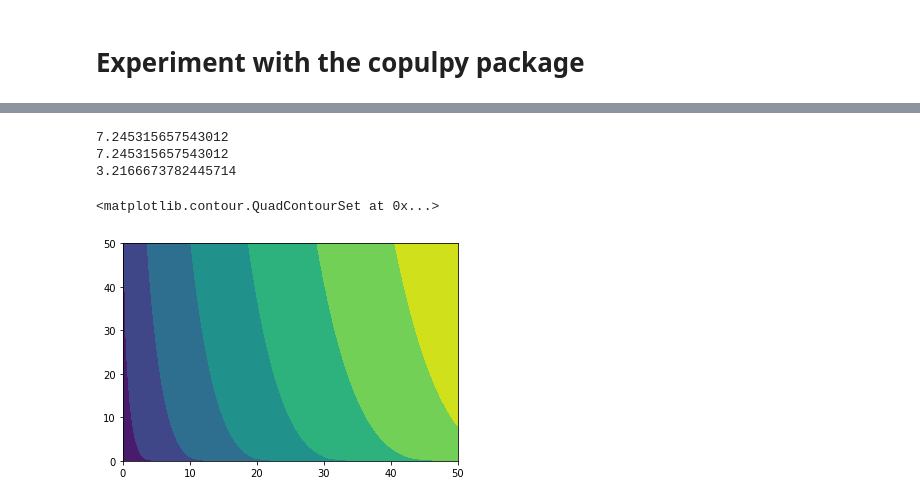
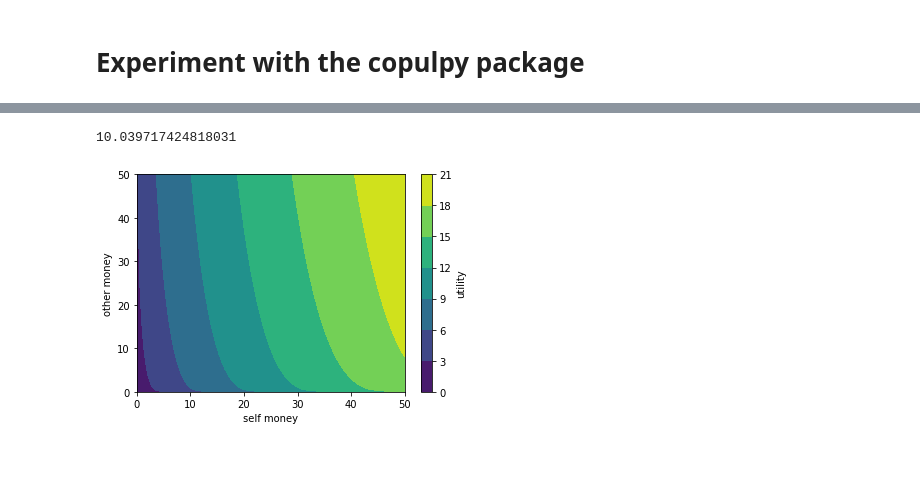
Before and after one commit to fchop/dev_copulpy, a Jupyter notebook: experimentation.ipynb, the cells around one changed output, grey strips where cells are left out. Cells and saved outputs as stored; diff of their text form; code cells hidden in the pictures; blank space fills up the shorter version.

Commit message:
Added graphs.

```diff
--- a/experimentation.ipynb
+++ b/experimentation.ipynb
@@ -50,45 +51,41 @@ x: 7.00, y: 6.61, utility: 17.23.
 # %%
 # Create an instance of the copula class by hand.
 
-# TODO: This is super inconvenient. Need to simplify the procedure.
-specs = {'alpha': 0.8,
-         'beta': 0.7,
-         'gamma': 0.6,
-         'discount_factors': {0: 1, 1: 0.95, 3: 0.9, 6: 0.8, 12: 0.7, 24: 0.4},
-         'y_scale': 0.5,
-         'unrestricted_weights': None,
-         'version': 'nonstationary',
-        }
-copula_specs = {'version': 'nonstationary', 'nonstationary': specs}
+copula_spec = build_copula_spec(version='nonstationary',
+                                alpha = 0.8,
+                                beta = 0.7,
+                                gamma = 0.6,
+                                discount_factors = {0: 1, 1: 0.95, 3: 0.9, 6: 0.8, 12: 0.7, 24: 0.4},
+                                y_scale = 0.5,
+                                )
 
-copula = UtilityCopulaCls(copula_specs)
-print(copula.evaluate(10, 10))
-print(copula.evaluate(10, 10, 0))
-print(copula.evaluate(10, 10, 24))
+copula = UtilityCopulaCls(copula_spec)
+print(copula.evaluate(10, 100))
 # %% [output]
-7.245315657543012
-7.245315657543012
-3.2166673782445714
+10.039717424818031
 # %%
-# Plot the copula.
+# Plot the copula
 
 # Vectorize evaluation
 eval_copula_self = lambda x, y: copula.evaluate(x, y)
 vec_eval_copula = np.vectorize(eval_copula_self)
 
 # Make 2D grid
 nx, ny = (100, 100)
 x = np.linspace(0, 50, nx)
 y = np.linspace(0, 50, ny)
 xv, yv = np.meshgrid(x, y)
 
 # Evaluate copula
 z = vec_eval_copula(xv, yv)
 
 # Plot surface
 plt.interactive(True)
 plt.subplots()
 plt.contourf(x,y,z)
+plt.xlabel('self money')
+plt.ylabel('other money')
+cbar = plt.colorbar()
+cbar.set_label('utility')
 # %% [output]
-<matplotlib.contour.QuadContourSet at 0x...>
-[figure, old version]
+[figure, new version]
```
Also changed, not shown: parts of 4 cells of this notebook.
